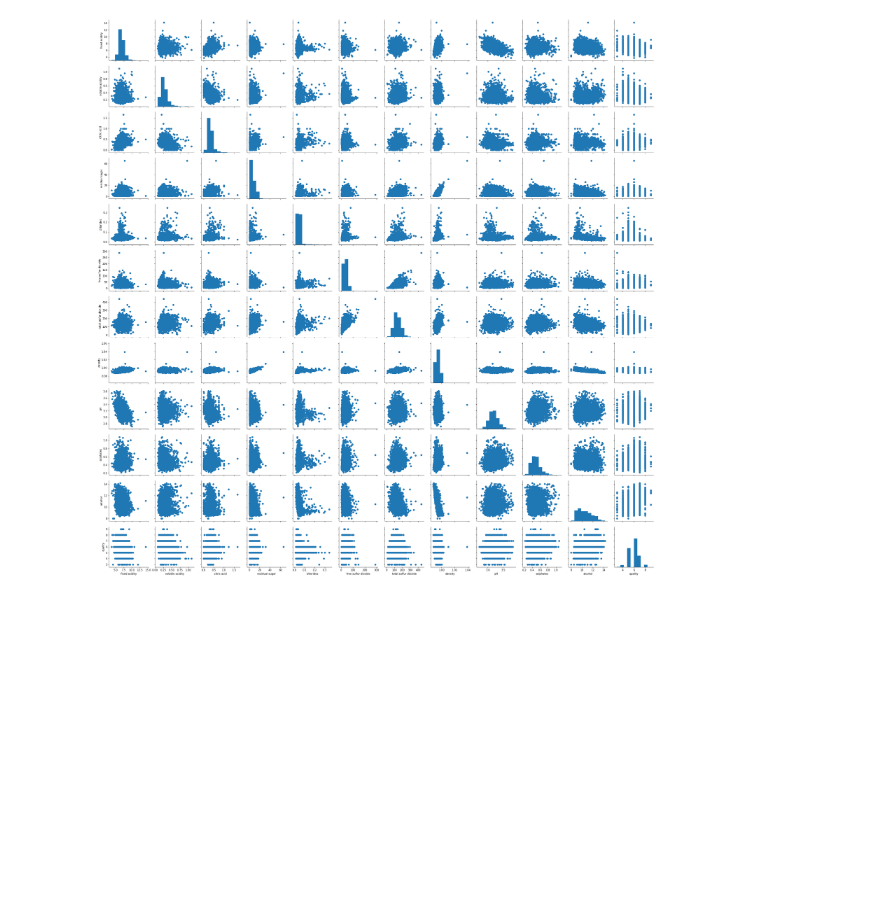
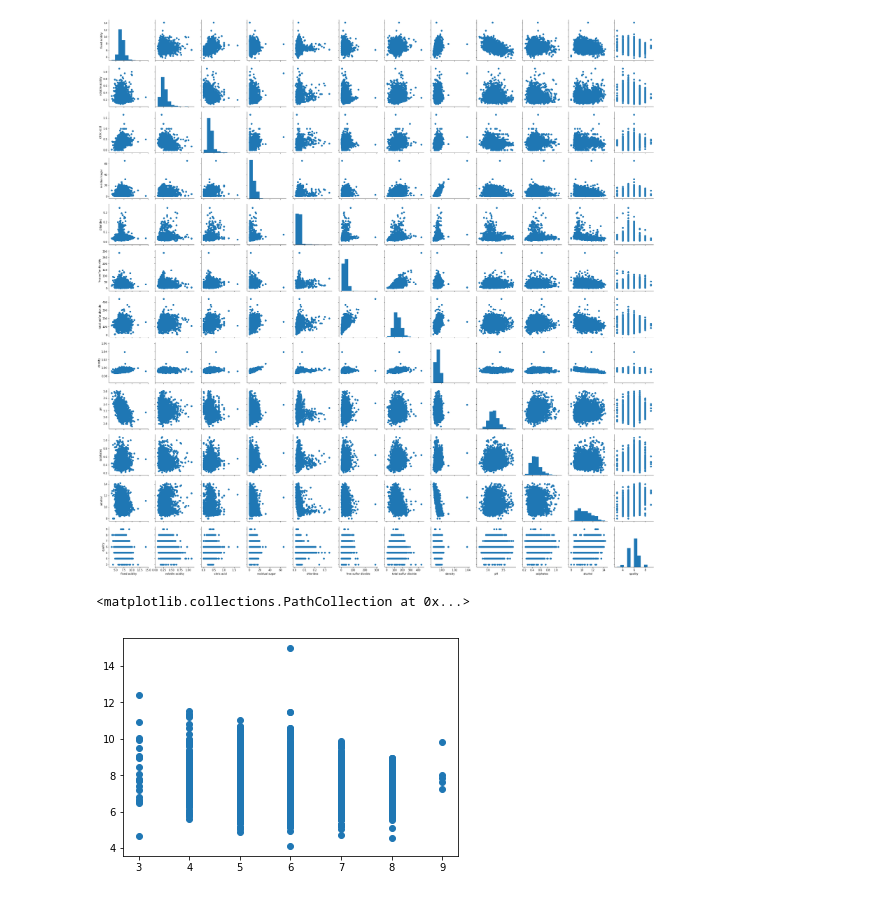
Before and after one commit to EffyFang/DataMining, a Jupyter notebook: winequality/Untitled.ipynb, the cells around one changed output. Saved outputs shown, nothing was run; the diff lists cells and outputs as text; code cells hidden in the pictures; blank space fills up the shorter version.

```diff
--- a/winequality/Untitled.ipynb
+++ b/winequality/Untitled.ipynb
@@ -80,3 +80,9 @@ ax = ax.map_diag(plt.hist)
 ax = ax.map_offdiag(plt.scatter)
 # %% [output]
 [figure]
+# %%
+#feature exploring
+plt.scatter(wine_w["quality"],wine_w['fixed acidity']+wine_w['volatile acidity']+wine_w['citric acid'])
+# %% [output]
+<matplotlib.collections.PathCollection at 0x...>
+[figure, added]
```
Also changed, not shown: parts of 16 cells of this notebook, 1 other file.
